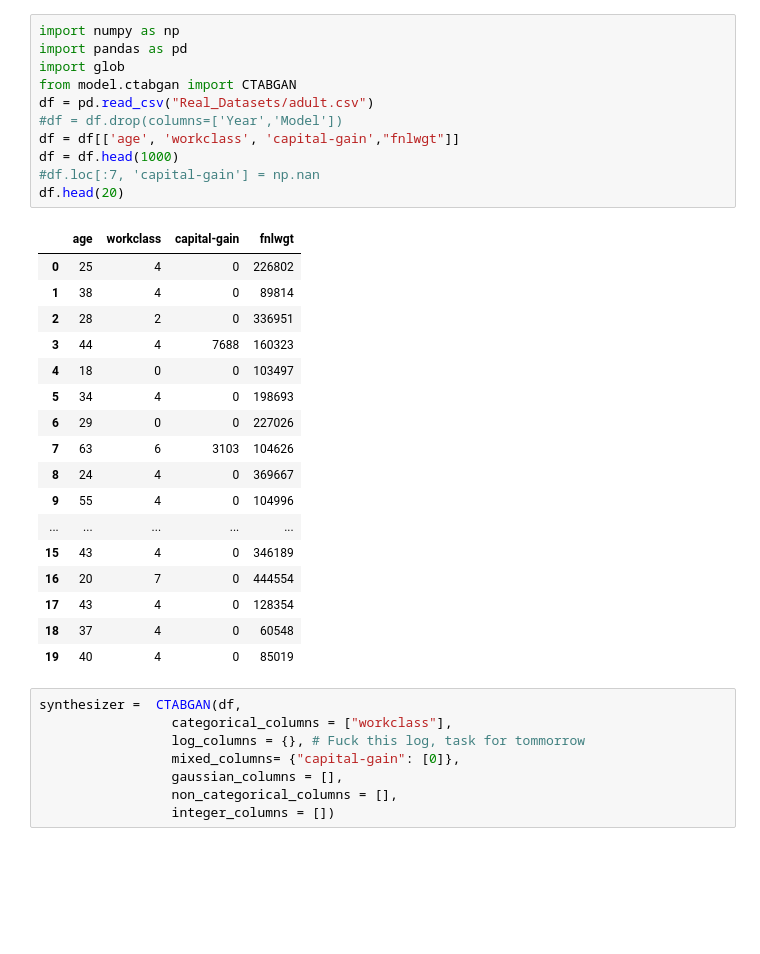
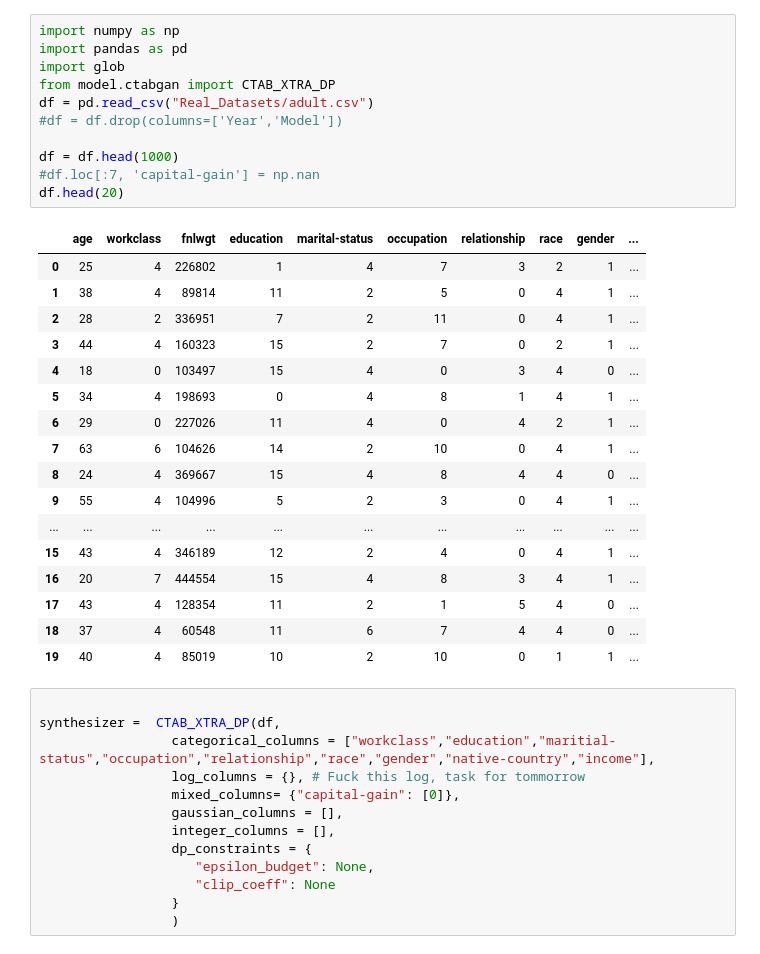
Before and after one commit to Kem0sabe/CTAB_GAN_EXPANDED, a Jupyter notebook: adult.ipynb, the cells around one changed output. Drawn from its saved outputs; the diff is of its cells as text; blank space fills up the shorter version.

```diff
--- a/adult.ipynb
+++ b/adult.ipynb
@@ -1,38 +1,43 @@
 # %%
 import numpy as np
 import pandas as pd
 import glob
-from model.ctabgan import CTABGAN
+from model.ctabgan import CTAB_XTRA_DP
 df = pd.read_csv("Real_Datasets/adult.csv")
 #df = df.drop(columns=['Year','Model'])
-df = df[['age', 'workclass', 'capital-gain',"fnlwgt"]]
+
 df = df.head(1000)
 #df.loc[:7, 'capital-gain'] = np.nan
 df.head(20)
 # %% [output]
-|  | age | workclass | capital-gain | fnlwgt |
-| 0 | 25 | 4 | 0 | 226802 |
-| 1 | 38 | 4 | 0 | 89814 |
-| 2 | 28 | 2 | 0 | 336951 |
-| 3 | 44 | 4 | 7688 | 160323 |
-| 4 | 18 | 0 | 0 | 103497 |
-| 5 | 34 | 4 | 0 | 198693 |
-| 6 | 29 | 0 | 0 | 227026 |
-| 7 | 63 | 6 | 3103 | 104626 |
-| 8 | 24 | 4 | 0 | 369667 |
-| 9 | 55 | 4 | 0 | 104996 |
-| ... | ... | ... | ... | ... |
-| 15 | 43 | 4 | 0 | 346189 |
-| 16 | 20 | 7 | 0 | 444554 |
-| 17 | 43 | 4 | 0 | 128354 |
-| 18 | 37 | 4 | 0 | 60548 |
-| 19 | 40 | 4 | 0 | 85019 |
+|  | age | workclass | fnlwgt | education | marital-status | occupation | relationship | race | gender | ... |
+| 0 | 25 | 4 | 226802 | 1 | 4 | 7 | 3 | 2 | 1 | ... |
+| 1 | 38 | 4 | 89814 | 11 | 2 | 5 | 0 | 4 | 1 | ... |
+| 2 | 28 | 2 | 336951 | 7 | 2 | 11 | 0 | 4 | 1 | ... |
+| 3 | 44 | 4 | 160323 | 15 | 2 | 7 | 0 | 2 | 1 | ... |
+| 4 | 18 | 0 | 103497 | 15 | 4 | 0 | 3 | 4 | 0 | ... |
+| 5 | 34 | 4 | 198693 | 0 | 4 | 8 | 1 | 4 | 1 | ... |
+| 6 | 29 | 0 | 227026 | 11 | 4 | 0 | 4 | 2 | 1 | ... |
+| 7 | 63 | 6 | 104626 | 14 | 2 | 10 | 0 | 4 | 1 | ... |
+| 8 | 24 | 4 | 369667 | 15 | 4 | 8 | 4 | 4 | 0 | ... |
+| 9 | 55 | 4 | 104996 | 5 | 2 | 3 | 0 | 4 | 1 | ... |
+| ... | ... | ... | ... | ... | ... | ... | ... | ... | ... | ... |
+| 15 | 43 | 4 | 346189 | 12 | 2 | 4 | 0 | 4 | 1 | ... |
+| 16 | 20 | 7 | 444554 | 15 | 4 | 8 | 3 | 4 | 1 | ... |
+| 17 | 43 | 4 | 128354 | 11 | 2 | 1 | 5 | 4 | 0 | ... |
+| 18 | 37 | 4 | 60548 | 11 | 6 | 7 | 4 | 4 | 0 | ... |
+| 19 | 40 | 4 | 85019 | 10 | 2 | 10 | 0 | 1 | 1 | ... |
 # %%
-synthesizer =  CTABGAN(df,
-                 categorical_columns = ["workclass"],
+
+synthesizer =  CTAB_XTRA_DP(df,
+                 categorical_columns = ["workclass","education","maritial-status","occupation","relationship","race","gender","native-country","income"],
                  log_columns = {}, # Fuck this log, task for tommorrow
                  mixed_columns= {"capital-gain": [0]},
                  gaussian_columns = [],
-                 non_categorical_columns = [],
-                 integer_columns = [])
+                 integer_columns = [],
+                 dp_constraints = {
+                    "epsilon_budget": None,
+                    "clip_coeff": None
+                 }
+                 )
 # %%
```
Also changed, not shown: parts of 6 cells of this notebook, 1 other file.
